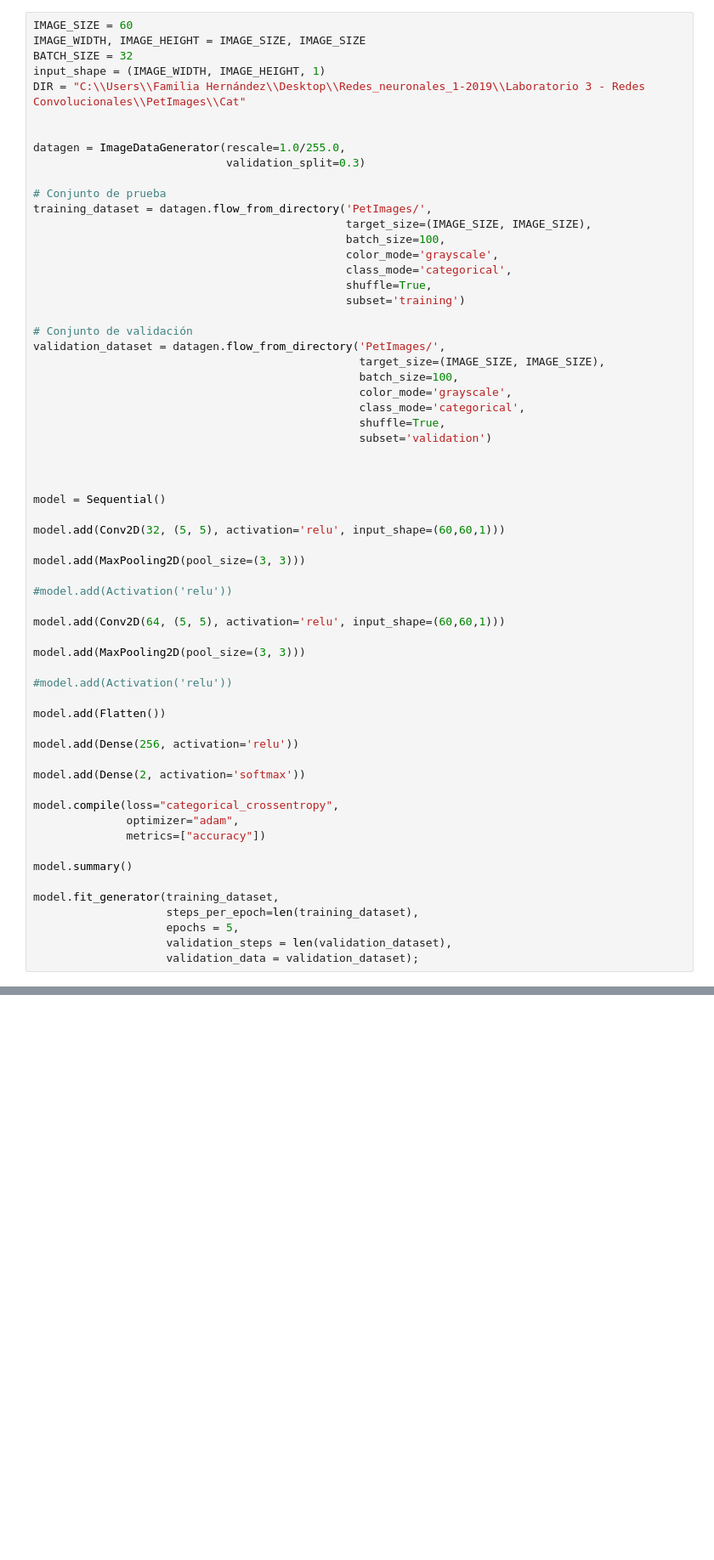
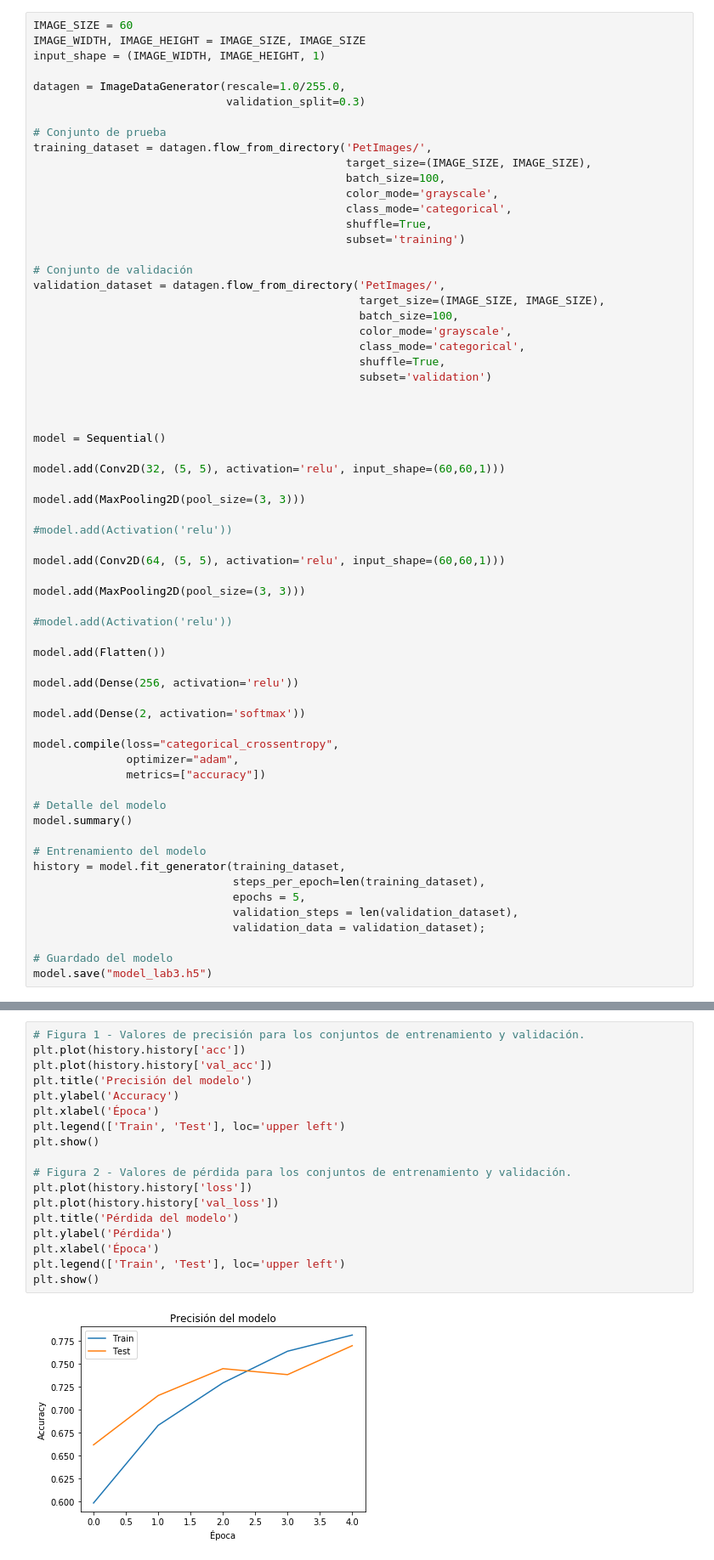
Before and after one commit to BHernandez18/Redes_neuronales_1-2019, a Jupyter notebook: Laboratorio 3 - Redes Convolucionales/lab3_redes-neuronales.ipynb, the cells around one changed output, grey strips where cells are left out. Shown at 85% size. Cells and saved outputs as stored; diff of their text form; blank space fills up the shorter version.

Commit message:
Gráficos de precisión y pérdida para el modelo

```diff
--- a/Laboratorio 3 - Redes Convolucionales/lab3_redes-neuronales.ipynb
+++ b/Laboratorio 3 - Redes Convolucionales/lab3_redes-neuronales.ipynb
@@ -48,10 +51,7 @@ from tensorflow.keras.layers import Conv2D, MaxPooling2D, Flatten, Dense, Dropou
 # %%
 IMAGE_SIZE = 60
 IMAGE_WIDTH, IMAGE_HEIGHT = IMAGE_SIZE, IMAGE_SIZE
-BATCH_SIZE = 32
 input_shape = (IMAGE_WIDTH, IMAGE_HEIGHT, 1)
-DIR = "C:\\Users\\Familia Hernández\\Desktop\\Redes_neuronales_1-2019\\Laboratorio 3 - Redes Convolucionales\\PetImages\\Cat"
-
 
 datagen = ImageDataGenerator(rescale=1.0/255.0,
                              validation_split=0.3)
@@ -100,13 +100,18 @@ model.compile(loss="categorical_crossentropy",
               optimizer="adam",
               metrics=["accuracy"])
 
+# Detalle del modelo
 model.summary()
 
-model.fit_generator(training_dataset,
-                    steps_per_epoch=len(training_dataset),
-                    epochs = 5,
-                    validation_steps = len(validation_dataset),
-                    validation_data = validation_dataset);
+# Entrenamiento del modelo
+history = model.fit_generator(training_dataset,
+                              steps_per_epoch=len(training_dataset),
+                              epochs = 5,
+                              validation_steps = len(validation_dataset),
+                              validation_data = validation_dataset);
+
+# Guardado del modelo
+model.save("model_lab3.h5")
 # %% [output]
 Found 17500 images belonging to 2 classes.
 Found 7498 images belonging to 2 classes.
@@ -147,0 +136,20 @@ JpegImagePlugin
+# %%
+# Figura 1 - Valores de precisión para los conjuntos de entrenamiento y validación.
+plt.plot(history.history['acc'])
+plt.plot(history.history['val_acc'])
+plt.title('Precisión del modelo')
+plt.ylabel('Accuracy')
+plt.xlabel('Época')
+plt.legend(['Train', 'Test'], loc='upper left')
+plt.show()
+
+# Figura 2 - Valores de pérdida para los conjuntos de entrenamiento y validación.
+plt.plot(history.history['loss'])
+plt.plot(history.history['val_loss'])
+plt.title('Pérdida del modelo')
+plt.ylabel('Pérdida')
+plt.xlabel('Época')
+plt.legend(['Train', 'Test'], loc='upper left')
+plt.show()
+# %% [output]
+[figure, added]
```
Also changed, not shown: parts of 10 cells of this notebook, 3 other files.
